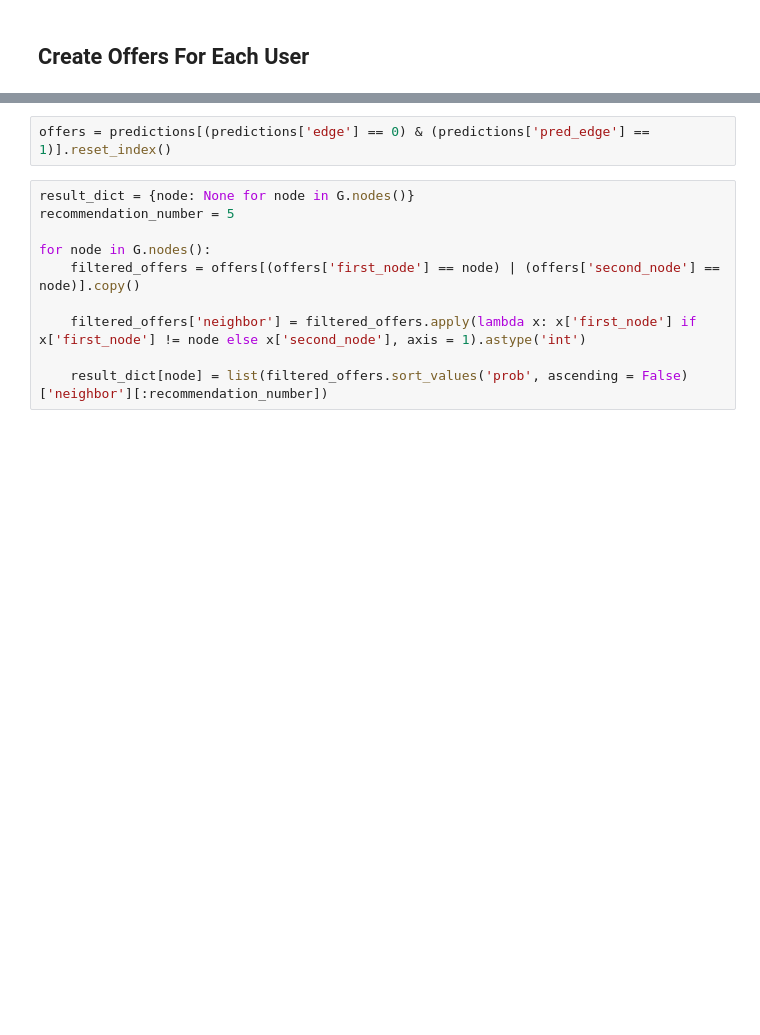
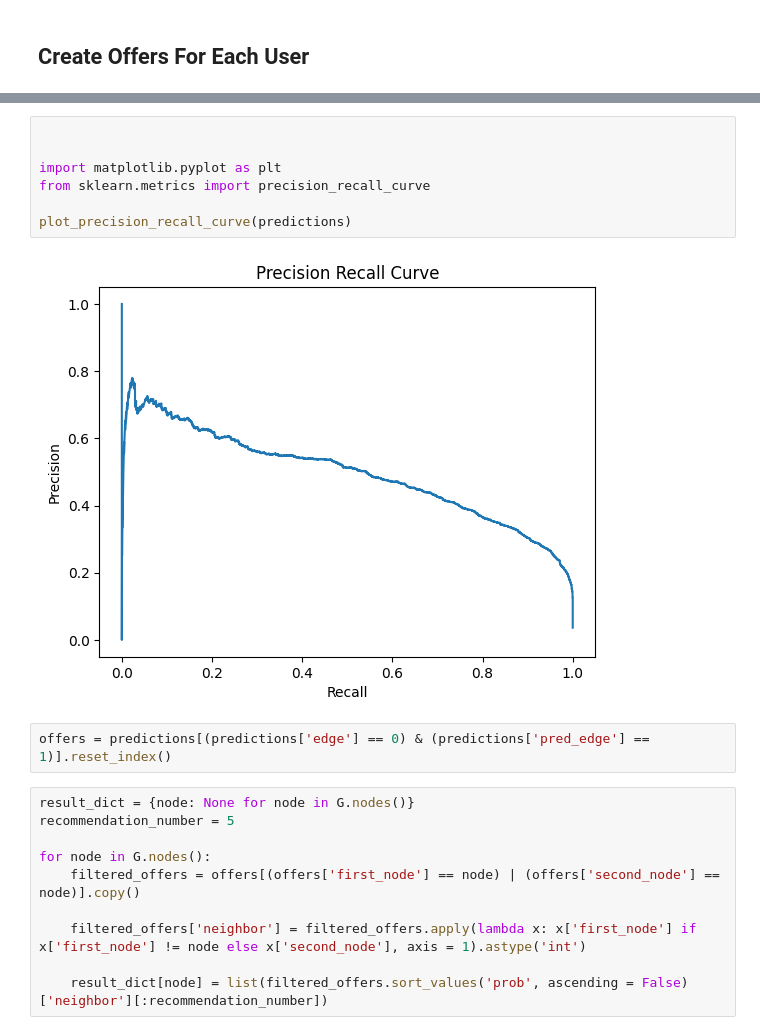
Before and after one commit to geakos01/friend_recommender, a Jupyter notebook: 03_StreamlitFunctionDev.ipynb, the cells around one changed output, grey strips where cells are left out. Cells and saved outputs as stored; diff of their text form; blank space fills up the shorter version.

```diff
--- a/03_StreamlitFunctionDev.ipynb
+++ b/03_StreamlitFunctionDev.ipynb
@@ -406,3 +76,12 @@ predictions.head()
+# %%
+
+
+import matplotlib.pyplot as plt
+from sklearn.metrics import precision_recall_curve
+
+plot_precision_recall_curve(predictions)
+# %% [output]
+[figure, added]
 # %%
 offers = predictions[(predictions['edge'] == 0) & (predictions['pred_edge'] == 1)].reset_index()
 # %%
```
Also changed, not shown: parts of 12 cells of this notebook, 6 other files.
